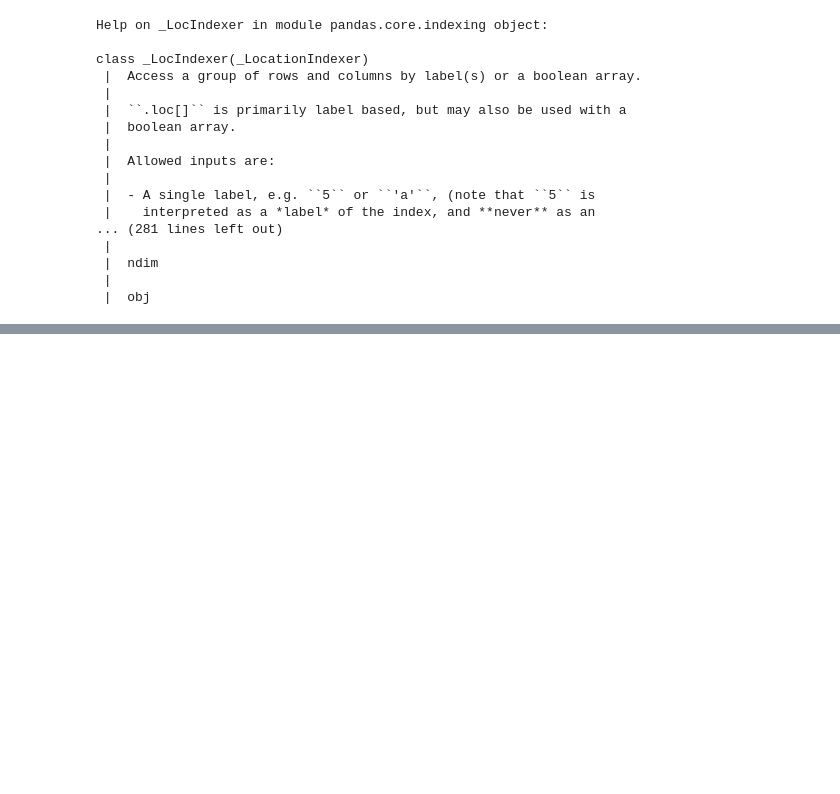
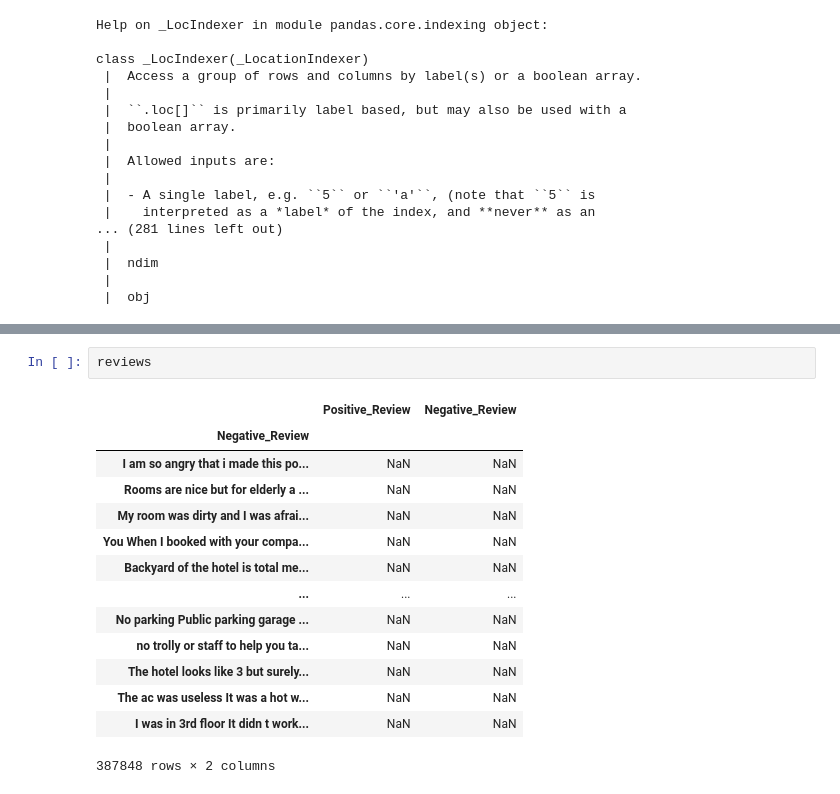
Before and after one commit to priyanshunayan/hotel-review-sentiment-analysis, a Jupyter notebook: Untitled.ipynb, the cells around one changed output, grey strips where cells are left out. Saved outputs shown, nothing was run; the diff lists cells and outputs as text; blank space fills up the shorter version.

```diff
--- a/Untitled.ipynb
+++ b/Untitled.ipynb
@@ -57,0 +104,17 @@ selected_review.head()
+# %%
+reviews
+# %% [output]
+|  | Positive_Review | Negative_Review |
+| Negative_Review |  |  |
+| I am so angry that i made this po... | NaN | NaN |
+| Rooms are nice but for elderly a ... | NaN | NaN |
+| My room was dirty and I was afrai... | NaN | NaN |
+| You When I booked with your compa... | NaN | NaN |
+| Backyard of the hotel is total me... | NaN | NaN |
+| ... | ... | ... |
+| No parking Public parking garage ... | NaN | NaN |
+| no trolly or staff to help you ta... | NaN | NaN |
+| The hotel looks like 3 but surely... | NaN | NaN |
+| The ac was useless It was a hot w... | NaN | NaN |
+| I was in 3rd floor It didn t work... | NaN | NaN |
+387848 rows × 2 columns
```
Also changed, not shown: parts of 9 cells of this notebook, 1 other file.
